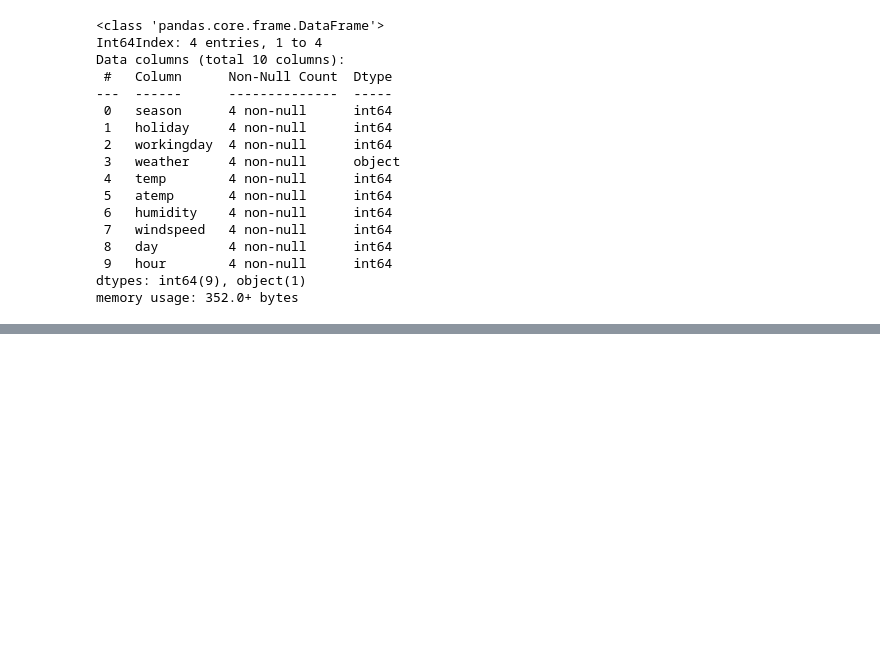
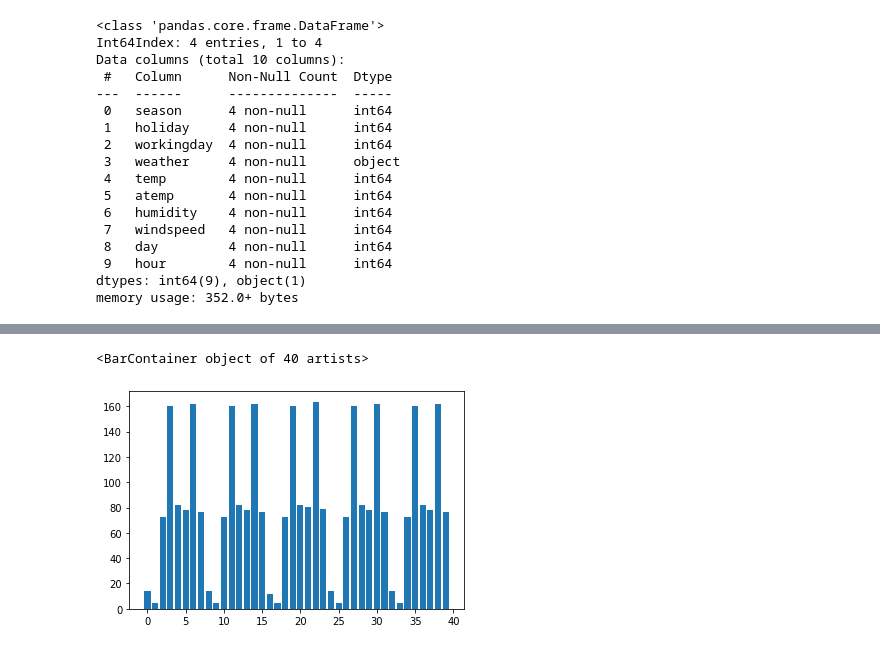
Before and after one commit to yayahamour/project_bike, a Jupyter notebook: netoyage.ipynb, the cells around one changed output, grey strips where cells are left out. Cells and saved outputs as stored; diff of their text form; code cells hidden in the pictures; blank space fills up the shorter version.

```diff
--- a/netoyage.ipynb
+++ b/netoyage.ipynb
@@ -708,0 +1326,5 @@ memory usage: 352.0+ bytes
+# %%
+plt.bar(np.arange(0,40,1), height=predict)
+# %% [output]
+<BarContainer object of 40 artists>
+[figure, added]
```
Also changed, not shown: parts of 39 cells of this notebook, 1 other file.
